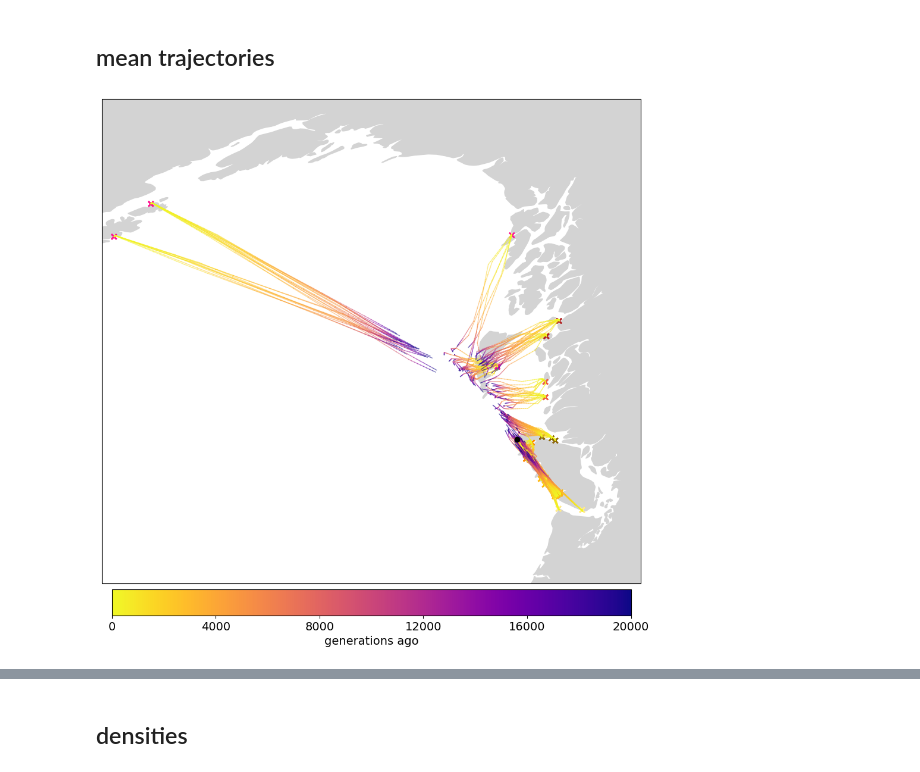
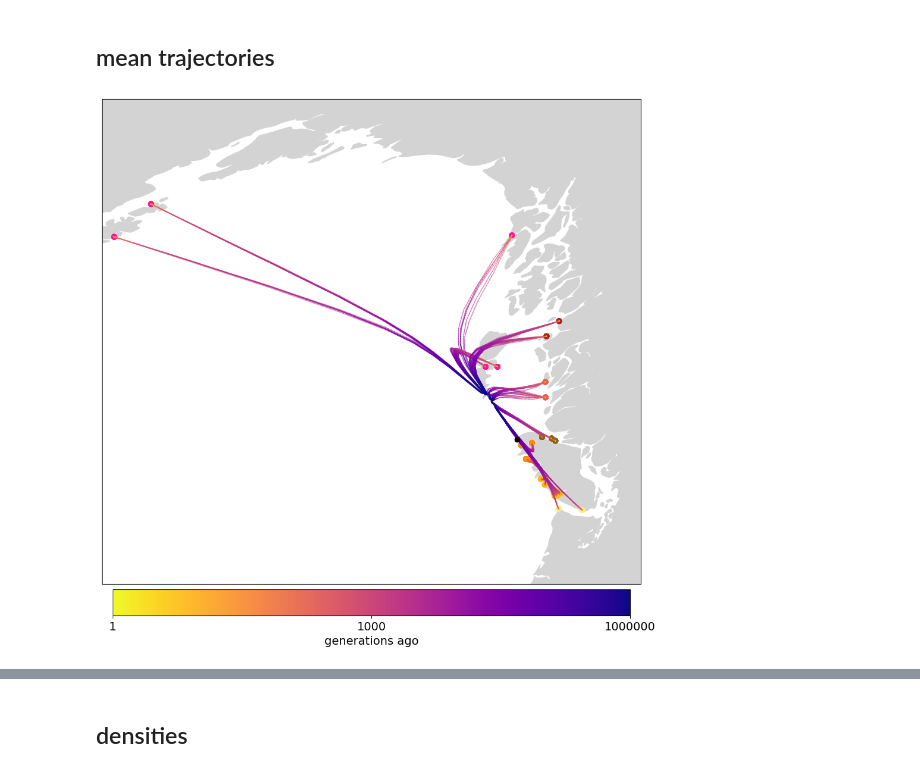
Before and after one commit to mmosmond/spacetrees-kelp, a Jupyter notebook: plots-KL19.ipynb, the cells around one changed output, grey strips where cells are left out. Saved outputs shown, nothing was run; the diff lists cells and outputs as text; code cells hidden in the pictures.

Commit message:
plots with about 1000 loci and one subsampling regime

```diff
--- a/plots-KL19.ipynb
+++ b/plots-KL19.ipynb
@@ -149,0 +141,15 @@ for i in [2,3,4,5]:
+# %%
+fig = plt.figure(figsize=(10,10))
+
+projection = ccrs.Robinson()
+data_crs = ccrs.PlateCarree() #data supplied in lat/long
+
+
+ax = plt.axes(projection=projection)
+ax.add_feature(cfeature.LAND, color='lightgray')
+
+ax.scatter(set03_sample_locations[:,1], set03_sample_locations[:,0], transform=data_crs, color=[colormap[c] for c in set03_colors], marker='x')
+ax.scatter(np.mean(set03_sample_locations[:,1]), np.mean(set03_sample_locations[:,0]), transform=data_crs, color='k', marker='o')
+ax.set_extent(robinson_extent, crs=data_crs)
+
+plt.show()
@@ -149,0 +204,3 @@ for i in [2,3,4,5]:
+# %%
+for i in range(T):
+    all_ancestors(anc_locs, sample_locations, i, samples=popgroups, colors=[colormap[c] for c in popcolors], means=True)
@@ -149,0 +218,3 @@ for i in [2,3,4,5]:
+# %%
+for i in range(T):
+    all_ancestors(anc_locs_set03, set03_sample_locations, i, samples=set03_popgroups, colors=[colormap[c] for c in set03_popcolors], means=True)
@@ -150,7 +232,7 @@ for i in [2,3,4,5]:
 # %% [markdown]
 ## mean trajectories
 # %%
-def mean_trajectories(time_ixs,m=10,extent=robinson_extent,samples=range(n),figsize=(5,5)):
+def mean_trajectories(anc_locs,sample_locations,time_ixs,m=10,extent=robinson_extent,samples=range(n),figsize=(5,5),logscale=False,colors=colors):
 
     fig = plt.figure(figsize=figsize)
     projection = ccrs.Robinson()
@@ -171,16 +253,22 @@ def mean_trajectories(time_ixs,m=10,extent=robinson_extent,samples=range(n),figs
             mean_loc = np.mean(anc_locs[:,sample,time_ix], axis=0)
             xs, ys, ts = np.linspace(prev_mean_loc[1],mean_loc[1],m), np.linspace(prev_mean_loc[0],mean_loc[0],m), np.linspace(prev_time,time,m) #linear interpolation
             for i in range(1,m):
-                ax.plot([xs[i-1],xs[i]], [ys[i-1],ys[i]], color=cmap(ts[i]/maxtime), lw=1, alpha=0.5, transform=geodetic)
+                color = cmap(ts[i]/maxtime)
+                if logscale:
+                    color = cmap(np.log10(ts[i])/np.log10(maxtime))
+                ax.plot([xs[i-1],xs[i]], [ys[i-1],ys[i]], color=color, lw=1, alpha=0.5, transform=geodetic)
             prev_time = time
             prev_mean_loc = mean_loc
 
-    ax.scatter(sample_locations[:,1], sample_locations[:,0], transform=data_crs, color=[colormap[c] for c in colors], marker='x')
+    ax.scatter(sample_locations[:,1], sample_locations[:,0], transform=data_crs, color=[colormap[c] for c in colors], marker='o')
     ax.scatter(np.mean(sample_locations[:,1]), np.mean(sample_locations[:,0]), transform=data_crs, color='k', marker='o', zorder=1e5) #mean sample location
 
     cbar = fig.colorbar(plt.cm.ScalarMappable(norm=None, cmap=cmap), ax=ax, orientation='horizontal', pad=0.01, shrink=0.9)
-    cbar.set_ticks(np.linspace(0,1,6))
-    cbar.set_ticklabels([int(i) for i in np.linspace(0,maxtime,6)])
+    cbar.set_ticks(np.linspace(0,1,3))
+    if logscale:
+        cbar.set_ticklabels([int(i) for i in np.logspace(0,np.log10(maxtime),3)])
+    else:
+        cbar.set_ticklabels([int(i) for i in np.linspace(0,maxtime,3)])
     cbar.set_label(('generations ago'), fontsize=14)
     cbar.ax.tick_params(labelsize=14)
 
@@ -190,6 +278,6 @@ def mean_trajectories(time_ixs,m=10,extent=robinson_extent,samples=range(n),figs
     # plt.savefig(plotdir + 'wohns_4b.png')
     plt.show()
 # %%
-mean_trajectories(samples = range(n), time_ixs=range(len(ancestor_times)-4), figsize=(10,10))
+mean_trajectories(anc_locs, sample_locations, samples = range(len(sample_locations)), time_ixs=range(T), figsize=(10,10), logscale=True)
 # %% [output]
-[figure, old version]
+[figure, new version]
```
Also changed, not shown: parts of 37 cells of this notebook, 3 other files.
